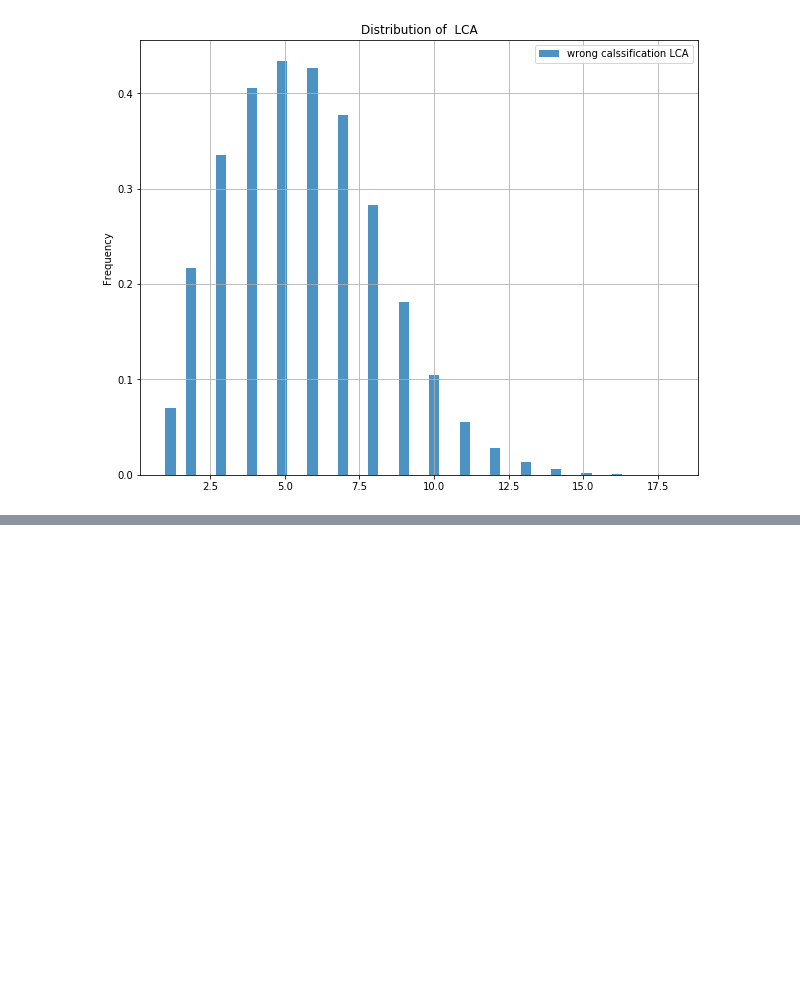
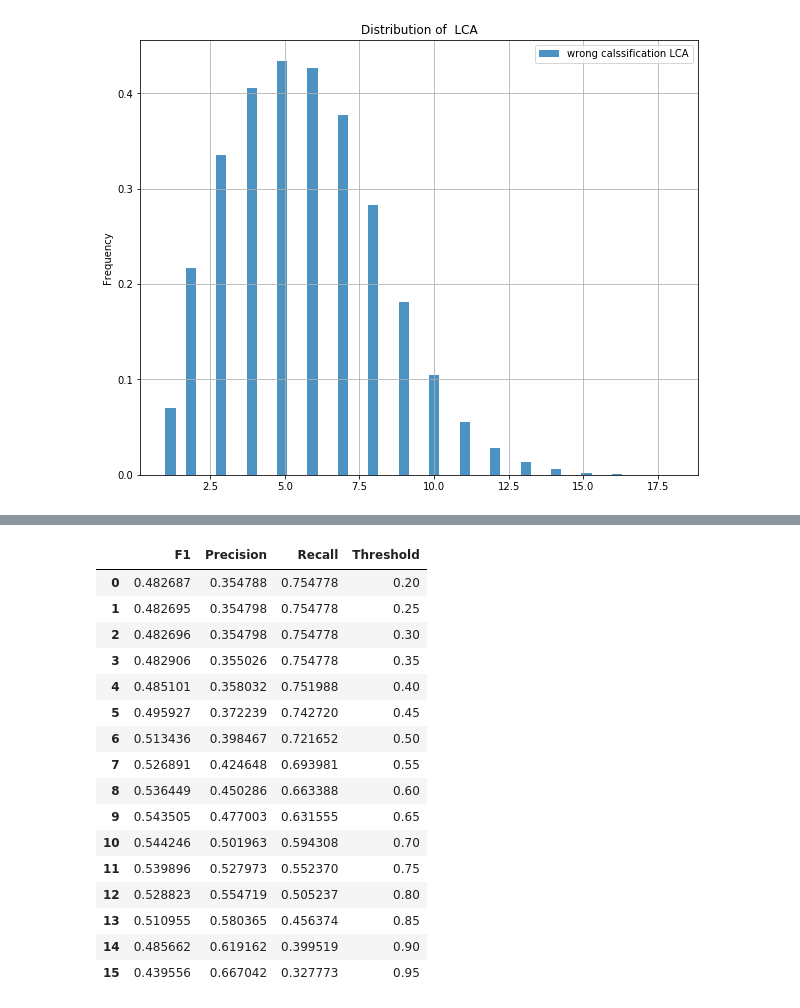
Before and after one commit to yotamfr/prot2vec, a Jupyter notebook: src/python/digo.ipynb, the cells around one changed output, grey strips where cells are left out. Cells and saved outputs as stored; diff of their text form; code cells hidden in the pictures; blank space fills up the shorter version.

```diff
--- a/src/python/digo.ipynb
+++ b/src/python/digo.ipynb
@@ -346,0 +393,25 @@ plt.show()
+# %%
+import pandas as pd
+from baselines import *
+
+thresholds = [0.20, 0.25, 0.30, 0.35, 0.40, 0.45, 0.50, 0.55, 0.60, 0.65, 0.70, 0.75, 0.80, 0.85, 0.90, 0.95]
+digo_preds_ks = ths, prs, rcs, f1s = performance(digo_preds_ks, gt_per_uid, ths=thresholds)
+pd.DataFrame({"Threshold":ths, "Precision":prs, "Recall":rcs, "F1":f1s}).head(20)
+# %% [output]
+|  | F1 | Precision | Recall | Threshold |
+| 0 | 0.482687 | 0.354788 | 0.754778 | 0.20 |
+| 1 | 0.482695 | 0.354798 | 0.754778 | 0.25 |
+| 2 | 0.482696 | 0.354798 | 0.754778 | 0.30 |
+| 3 | 0.482906 | 0.355026 | 0.754778 | 0.35 |
+| 4 | 0.485101 | 0.358032 | 0.751988 | 0.40 |
+| 5 | 0.495927 | 0.372239 | 0.742720 | 0.45 |
+| 6 | 0.513436 | 0.398467 | 0.721652 | 0.50 |
+| 7 | 0.526891 | 0.424648 | 0.693981 | 0.55 |
+| 8 | 0.536449 | 0.450286 | 0.663388 | 0.60 |
+| 9 | 0.543505 | 0.477003 | 0.631555 | 0.65 |
+| 10 | 0.544246 | 0.501963 | 0.594308 | 0.70 |
+| 11 | 0.539896 | 0.527973 | 0.552370 | 0.75 |
+| 12 | 0.528823 | 0.554719 | 0.505237 | 0.80 |
+| 13 | 0.510955 | 0.580365 | 0.456374 | 0.85 |
+| 14 | 0.485662 | 0.619162 | 0.399519 | 0.90 |
+| 15 | 0.439556 | 0.667042 | 0.327773 | 0.95 |
```
Also changed, not shown: parts of 6 cells of this notebook, 4 other files.
